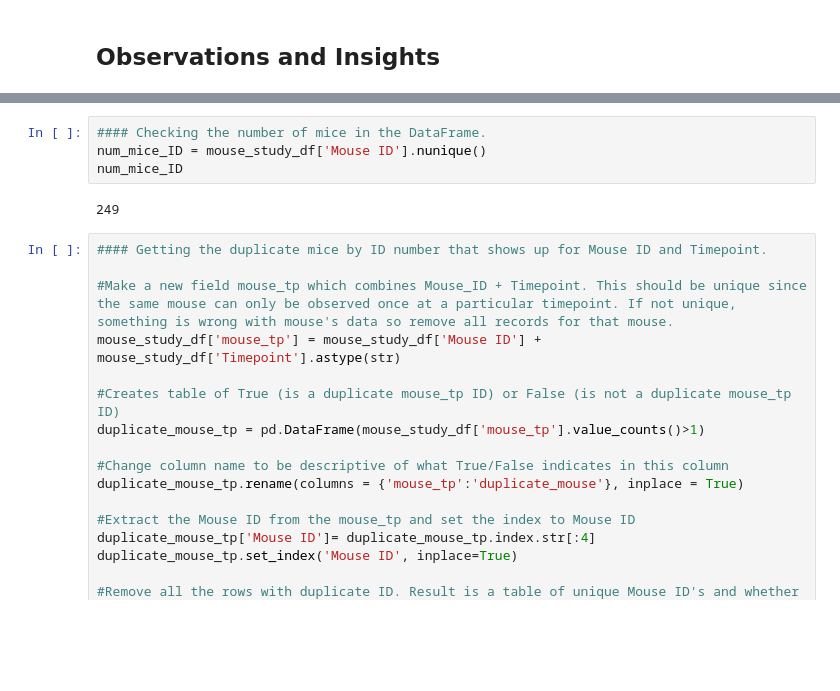
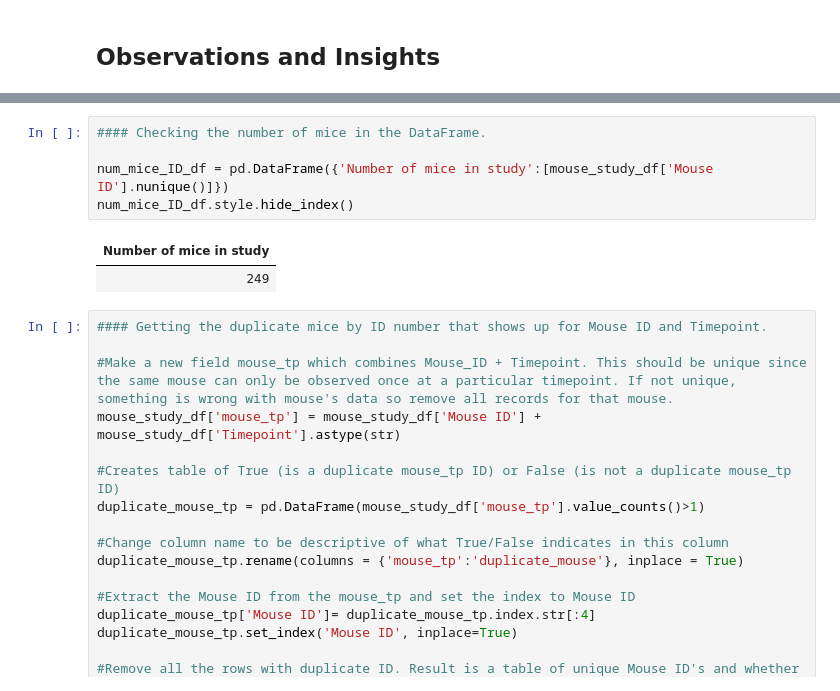
Before and after one commit to Terrence-Cummings/matplotlib-challenge, a Jupyter notebook: Pymaceuticals/pymaceuticals_TC_v1.ipynb, the cells around one changed output, grey strips where cells are left out. Saved outputs shown, nothing was run; the diff lists cells and outputs as text; blank space fills up the shorter version.

```diff
--- a/Pymaceuticals/pymaceuticals_TC_v1.ipynb
+++ b/Pymaceuticals/pymaceuticals_TC_v1.ipynb
@@ -54,9 +20,11 @@ Mouse ID Drug Regimen     Sex  Age_months  Weight (g)
 # %%
 #### Checking the number of mice in the DataFrame.
-num_mice_ID = mouse_study_df['Mouse ID'].nunique()
-num_mice_ID
+
+num_mice_ID_df = pd.DataFrame({'Number of mice in study':[mouse_study_df['Mouse ID'].nunique()]})
+num_mice_ID_df.style.hide_index()
 # %% [output]
-249
+| Number of mice in study |
+| 249 |
 # %%
 #### Getting the duplicate mice by ID number that shows up for Mouse ID and Timepoint.
 
```
Also changed, not shown: parts of 7 cells of this notebook.
